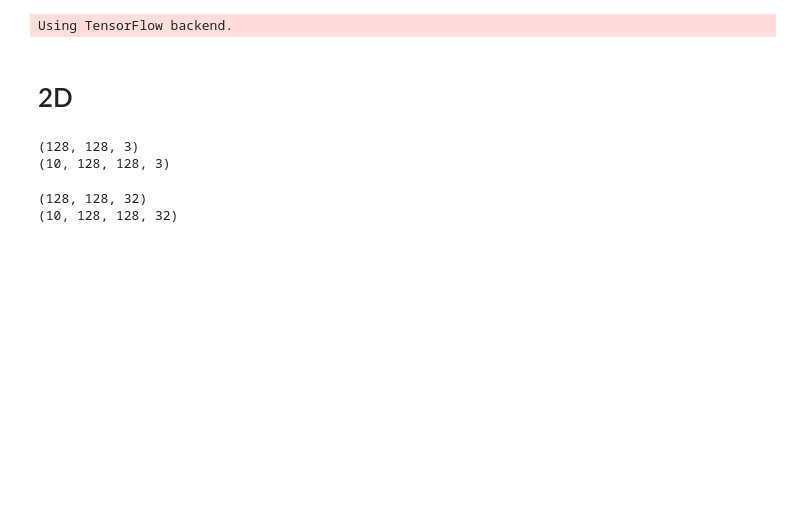
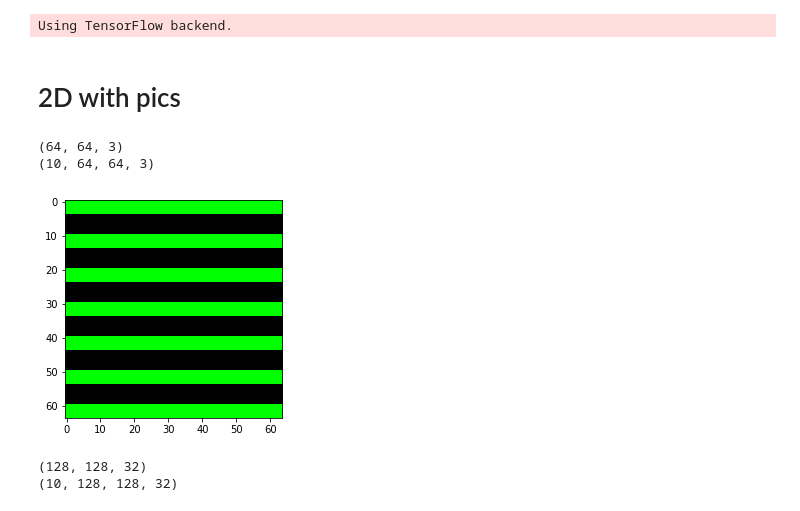
Before and after one commit to litvinanna/neuro_tools, a Jupyter notebook: cnn_autoencoder.ipynb, the cells around one changed output. Drawn from its saved outputs; the diff is of its cells as text; code cells hidden in the pictures; blank space fills up the shorter version.

```diff
--- a/cnn_autoencoder.ipynb
+++ b/cnn_autoencoder.ipynb
@@ -42,7 +42,7 @@ model.add(UpSampling1D(size = 3))
 # %%
 model.compile(optimizer='adam', loss='mse')
 # %% [markdown]
-# 2D
+# 2D with pics
 # %%
 from PIL import Image
 import numpy as np
@@ -50,20 +53,23 @@ import math
 # %%
-length = 128
+length = 64
 array = np.zeros((length, length, 3))
 
-for line in range(0, length, 5):
-    array[line:line+1, :, 1] = 1
+for line in range(0, length, 10):
+    array[line:line+4, :, 1] = 1
 print(array.shape)
 
 array_image = (array * 255).astype(np.uint8)
-image = Image.fromarray(array_image)
-image.show()
+#image = Image.fromarray(array_image)
+# image.show()
+imgplot = plt.imshow(array_image)
+# IPython.display.display(IPython.display.Image(image))
 
 array_10 = np.array([array for i in range(10)])
 print(array_10.shape)
 # %% [output]
-(128, 128, 3)
-(10, 128, 128, 3)
+(64, 64, 3)
+(10, 64, 64, 3)
+[figure, added]
 # %%
 mask = np.zeros((length, length, 3))
 mask.fill(1)
```
Also changed, not shown: parts of 1 cell of this notebook.
